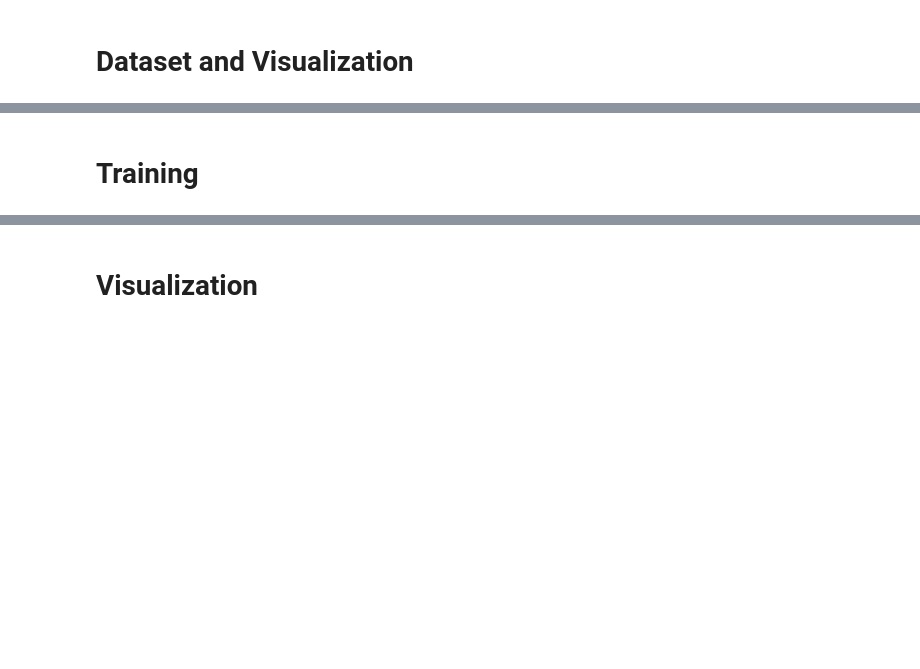
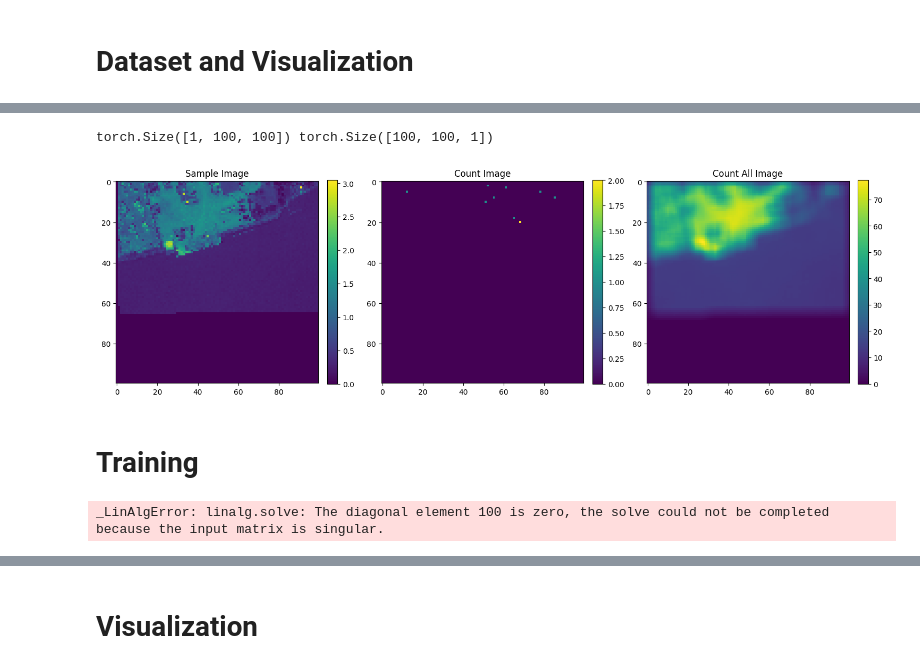
Before and after one commit to neu-spiral/Neural-Point-Processes, a Jupyter notebook: NPP.ipynb, the cells around one changed output, grey strips where cells are left out. Drawn from its saved outputs; the diff is of its cells as text; code cells hidden in the pictures; blank space fills up the shorter version.

```diff
--- a/NPP.ipynb
+++ b/NPP.ipynb
@@ -126,9 +106,14 @@ transform = transforms.Compose([
         resize()  # Resize to 100x100
     ])
 
+# transformed_dataset = PinDataset(csv_file=f"{data_folder}/pins.csv",
+#                                  root_dir=f"./data/{folder}/processed/images/",
+#                                  transform=transform)
+
 transformed_dataset = PinDataset(csv_file=f"{data_folder}/pins.csv",
-                                 root_dir=f"./data/{folder}/processed/images/",
+                                 root_dir=f"./data/{folder}/images/",
                                  transform=transform)
+
 
 dataset_size = len(transformed_dataset)
 train_size = int(0.7 * dataset_size)
@@ -157,13 +142,6 @@ else:
 train_loader = DataLoader(train_dataset, batch_size=batch_size, shuffle=True, collate_fn=custom_collate_fn)
 val_loader = DataLoader(val_dataset, batch_size=batch_size, shuffle=True, collate_fn=custom_collate_fn)
 test_loader = DataLoader(test_dataset, batch_size=batch_size, shuffle=False, collate_fn=custom_collate_fn)
-# %%
-from torch.utils.data import Subset
-train_idx = train_dataset.indices.copy()
-train_idx.extend(range(1000, 1698))
-train_dataset = Subset(transformed_dataset, train_idx)
-batch_size = 64
-train_loader = DataLoader(train_dataset, batch_size=batch_size, shuffle=True, collate_fn=custom_collate_fn)
 # %%
 device = torch.device("cuda" if torch.cuda.is_available() else "cpu")
 
@@ -174,28 +173,36 @@ for batch in train_loader:
 # %%
-sample_img = images[0][0].squeeze().detach().cpu()/255
-count_image = plot_label_pin(sample_img, pins[0], outputs[0])
-count_all_image = plot_all(sample_img, r=3)
+j=6
+sample_img = images[j].squeeze().detach().cpu()
+count_image = plot_label_pin(sample_img[0], pins[j], outputs[j])
+count_all_image = plot_all(sample_img[0], r=3)
 fig, axes = plt.subplots(1, 3, figsize=(15, 5))
 
+sample_img = sample_img[:1]
+img = np.transpose(sample_img, (1, 2, 0))
+print(sample_img.shape, img.shape)
+im0 = axes[0].imshow(img)
 # Plot the sample_img in the first subplot
-im0 = axes[0].imshow(sample_img)
+# im0 = axes[0].imshow(sample_img)
 axes[0].set_title('Sample Image')
 fig.colorbar(im0, ax=axes[0], fraction=0.046, pad=0.04)  # Add colorbar
 
 # Plot the count_image in the second subplot
 im1 = axes[1].imshow(count_image)
 axes[1].set_title('Count Image')
 fig.colorbar(im1, ax=axes[1], fraction=0.046, pad=0.04)  # Add colorbar
 
 # Plot the count_all_image in the third subplot
 im2 = axes[2].imshow(count_all_image)
 axes[2].set_title('Count All Image')
 fig.colorbar(im2, ax=axes[2], fraction=0.046, pad=0.04)  # Add colorbar
 
 # Add spacing between subplots
 plt.tight_layout()
 # Display the figure
 plt.show()
+# %% [output]
+torch.Size([1, 100, 100]) torch.Size([100, 100, 1])
+[figure, added]
 # %% [markdown]
 # Training
 # %%
@@ -291,0 +299,49 @@ for sigma in sigmas:
+# %%
+from tools.losses import NPPLoss, gaussian_kernel_matrix
+from torcheval.metrics.functional import r2_score
+from tools.optimization import GP_prediction
+
+
+input_channel, sigma=3, 10
+partial_label_GP=True
+partial_percent=1
+kernel_func=gaussian_kernel_matrix
+hidden_samples=0.5
+
+criterion = NPPLoss(identity=True).to(device)
+
+with torch.no_grad():
+    for batch in train_loader:
+        x_test = batch['image'][:, :input_channel, :, :].to(device)  # batch of image tensors (batch * ch * h * w)
+        p_test = [tensor.to(device) for tensor in batch['pins']]  # list of pin tensors
+        y_test = [tensor.to(device) for tensor in batch['outputs']]  # list of output tensors
+        test_outputs = model(x_test.float())  # batch of 2D predictions [batch, 1, h, w]
+        r2 = 0
+        for i in range(len(x_test)):  # iterates over each image on the batch
+            num_samples = int(len(p_test[i]) * hidden_samples)  # test on half of the samples
+            p_sample = p_test[i][num_samples:]
+            y_sample = y_test[i][num_samples:]
+
+            # below we extract the outputs on test_outputs by pin locations
+            mu_sample = (test_outputs[i].squeeze())[p_sample[:, 0], p_sample[:, 1]]
+
+            if partial_percent > 0 and partial_label_GP:
+                reveal_samples = int(num_samples * partial_percent)
+                p_ref = p_test[i][:reveal_samples]
+                y_ref = y_test[i][:reveal_samples]
+                mu_ref = (test_outputs[i].squeeze())[p_ref[:, 0], p_ref[:, 1]]
+                test_outputs_new, cov = GP_prediction(p_ref, y_ref, mu_ref, p_sample, mu_sample,
+                                                      gaussian_kernel_matrix, sigma)
+                test_outputs[i][:, p_sample[:, 0], p_sample[:, 1]] = test_outputs_new
+
+            y_test[i] = y_sample
+            p_test[i] = p_sample
+            if torch.allclose(y_test[i], torch.zeros_like(y_test[i]), atol=1e-10):
+                # If target is constant r2 should return 0.0 if pred is different or 1.0 if pred == target
+                if torch.all(torch.eq((test_outputs[i].squeeze())[p_sample[:, 0], p_sample[:, 1]], y_test[i])):
+                    r2 += 1.0
+            else:
+                r2 += r2_score((test_outputs[i].squeeze())[p_sample[:, 0], p_sample[:, 1]], y_test[i]).item()
+        loss = criterion(y_test, test_outputs, p_test)
+# %% [output]
+_LinAlgError: linalg.solve: The diagonal element 100 is zero, the solve could not be completed because the input matrix is singular.
```
Also changed, not shown: parts of 10 cells of this notebook, 16 other files.
